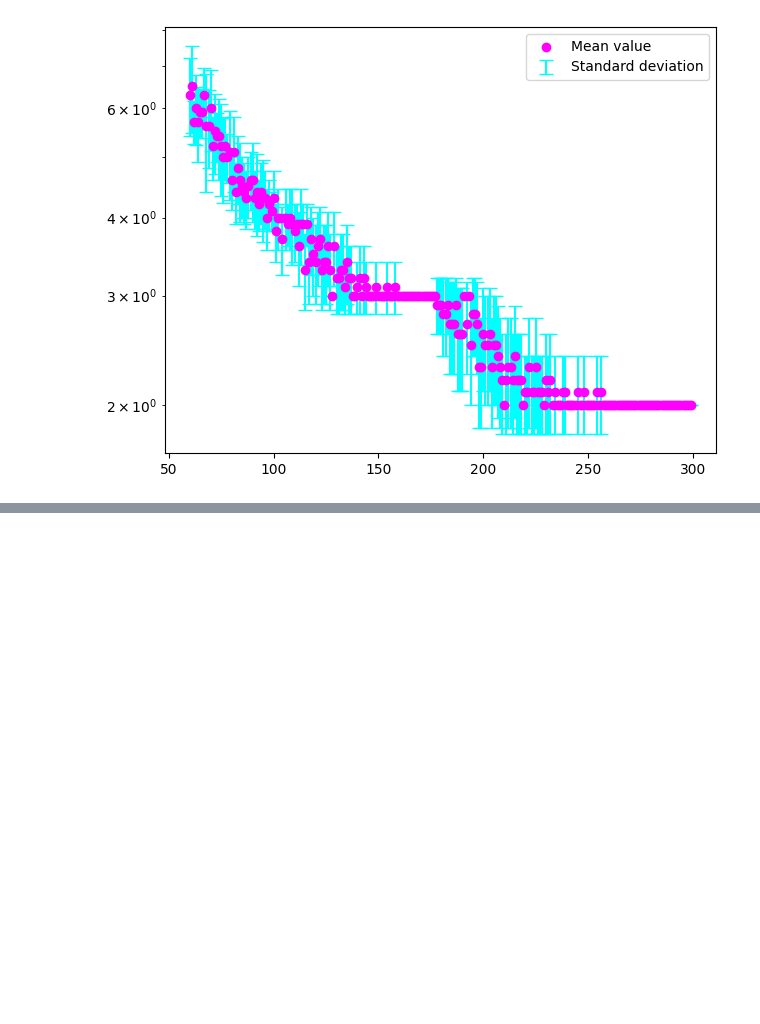
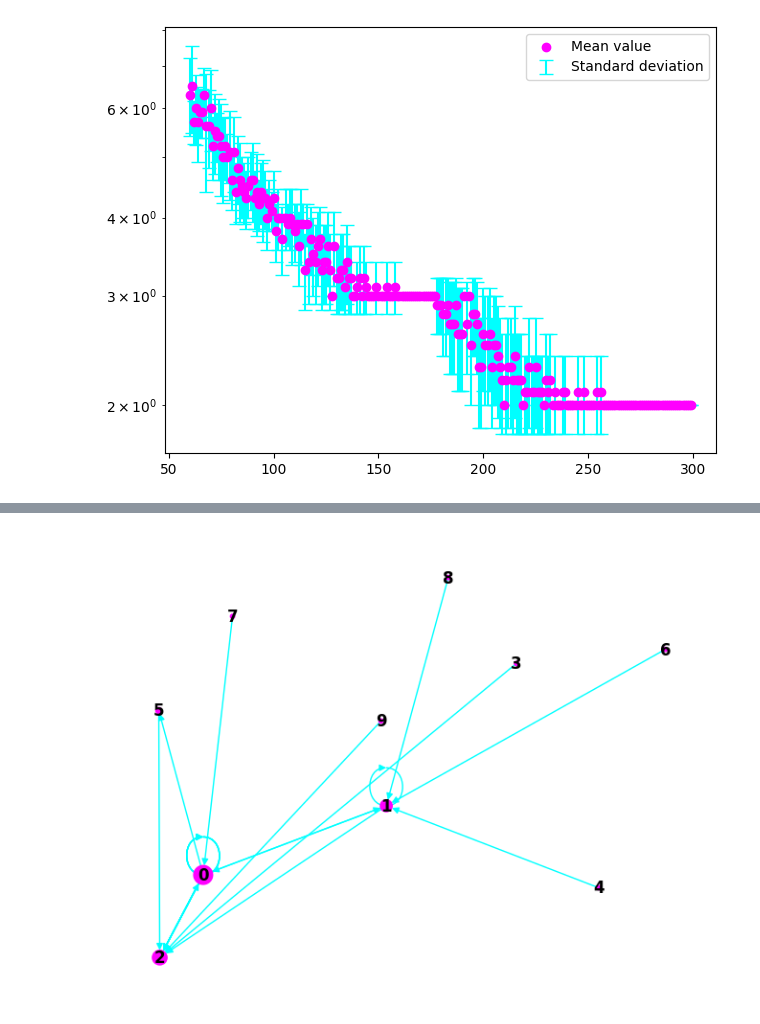
Before and after one commit to alexicanesse/Near-linear-convergence-of-the-Random-Osborne-algorithm-for-Matrix-Balancing, a Jupyter notebook: experiments.ipynb, the cells around one changed output, grey strips where cells are left out. Saved outputs shown, nothing was run; the diff lists cells and outputs as text; code cells hidden in the pictures; blank space fills up the shorter version.

```diff
--- a/experiments.ipynb
+++ b/experiments.ipynb
@@ -149,0 +198,22 @@ plt.show()
+# %%
+
+# Generate a scale-free graph with 100 nodes
+G = nx.scale_free_graph(10)
+
+# Get the degrees of each node
+degrees = dict(G.degree())
+
+# Set node color to magenta and edge color to cyan
+node_color = 'magenta'
+edge_color = 'cyan'
+
+# Scale the node sizes based on their degree
+node_size = [v * 10 for v in degrees.values()]
+
+# Plot the graph
+nx.draw(G, with_labels=True, font_weight='bold', node_size=node_size, node_color=node_color, edge_color=edge_color)
+
+# Show the plot
+plt.show()
+# %% [output]
+[figure, added]
```
Also changed, not shown: parts of 4 cells of this notebook, 10 other files.
